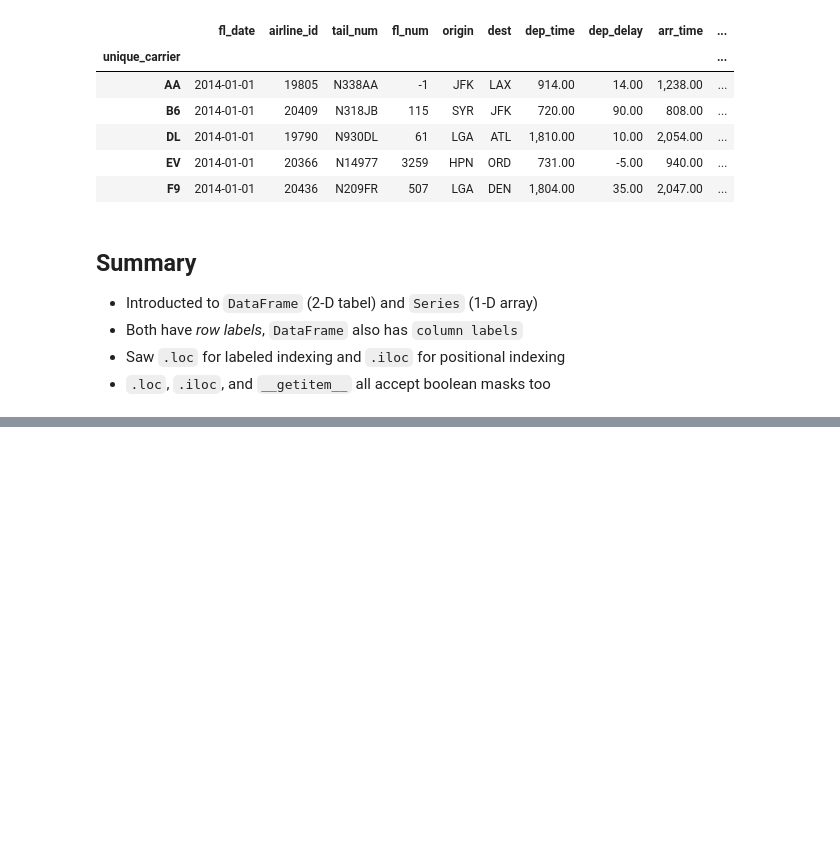
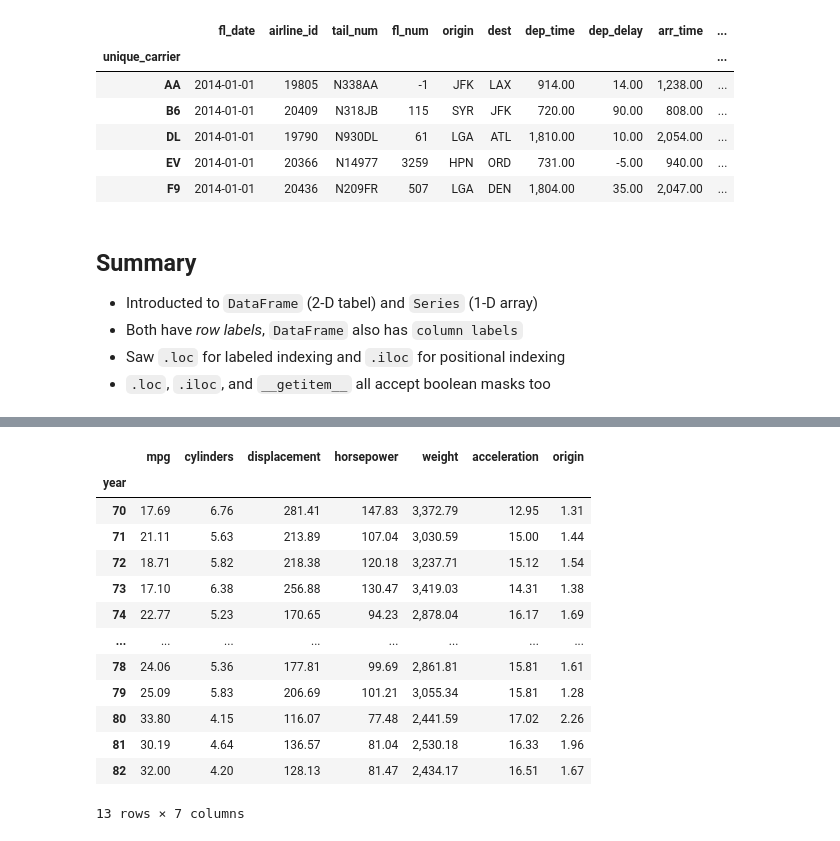
Before and after one commit to TomAugspurger/pandas-head-to-tail, a Jupyter notebook: 01-Indexing.ipynb, the cells around one changed output, grey strips where cells are left out. Drawn from its saved outputs; the diff is of its cells as text; code cells hidden in the pictures; blank space fills up the shorter version.

```diff
--- a/01-Indexing.ipynb
+++ b/01-Indexing.ipynb
@@ -715,0 +824,3 @@ Why does pandas use a property like `.loc[..., ...]`, rather than a method like
+# %%
+yearly = cars.groupby("year").mean()
+yearly.head()
@@ -715,0 +885,17 @@ Why does pandas use a property like `.loc[..., ...]`, rather than a method like
+# %%
+yearly
+# %% [output]
+|  | mpg | cylinders | displacement | horsepower | weight | acceleration | origin |
+| year |  |  |  |  |  |  |  |
+| 70 | 17.69 | 6.76 | 281.41 | 147.83 | 3,372.79 | 12.95 | 1.31 |
+| 71 | 21.11 | 5.63 | 213.89 | 107.04 | 3,030.59 | 15.00 | 1.44 |
+| 72 | 18.71 | 5.82 | 218.38 | 120.18 | 3,237.71 | 15.12 | 1.54 |
+| 73 | 17.10 | 6.38 | 256.88 | 130.47 | 3,419.03 | 14.31 | 1.38 |
+| 74 | 22.77 | 5.23 | 170.65 | 94.23 | 2,878.04 | 16.17 | 1.69 |
+| ... | ... | ... | ... | ... | ... | ... | ... |
+| 78 | 24.06 | 5.36 | 177.81 | 99.69 | 2,861.81 | 15.81 | 1.61 |
+| 79 | 25.09 | 5.83 | 206.69 | 101.21 | 3,055.34 | 15.81 | 1.28 |
+| 80 | 33.80 | 4.15 | 116.07 | 77.48 | 2,441.59 | 17.02 | 2.26 |
+| 81 | 30.19 | 4.64 | 136.57 | 81.04 | 2,530.18 | 16.33 | 1.96 |
+| 82 | 32.00 | 4.20 | 128.13 | 81.47 | 2,434.17 | 16.51 | 1.67 |
+13 rows × 7 columns
```
Also changed, not shown: parts of 37 cells of this notebook, 13 other files.
